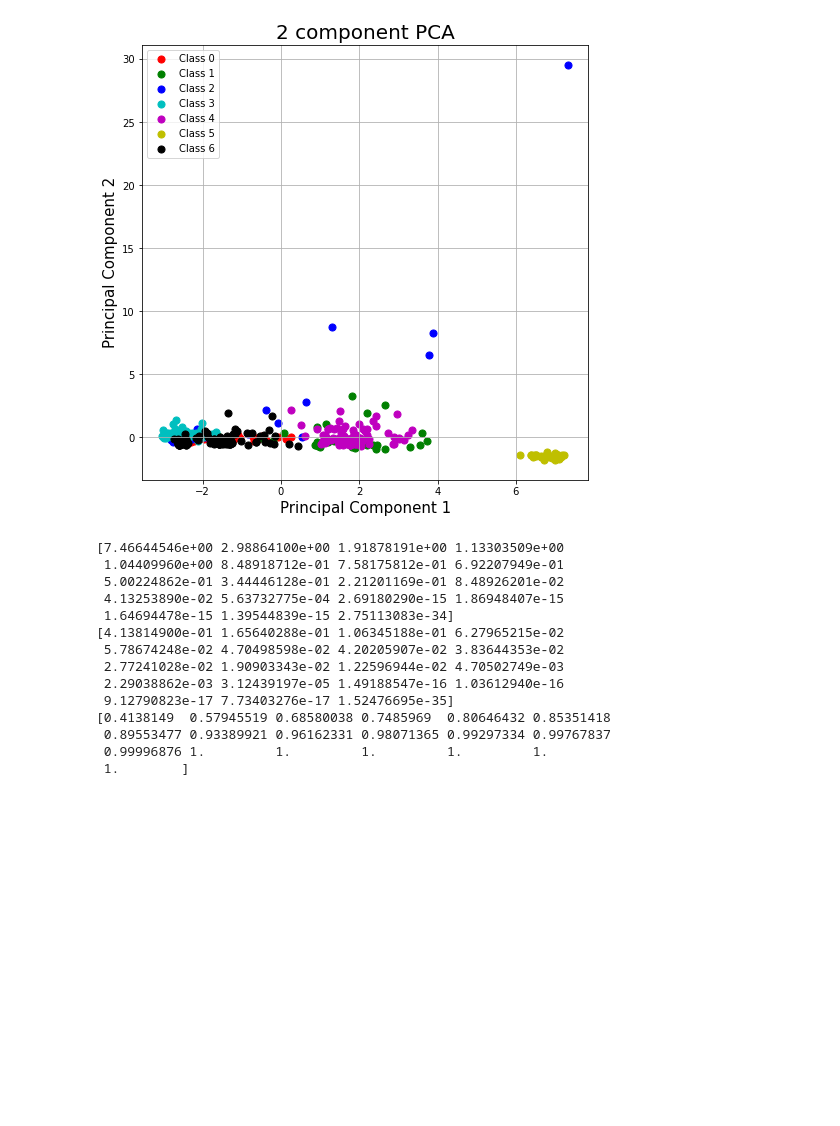
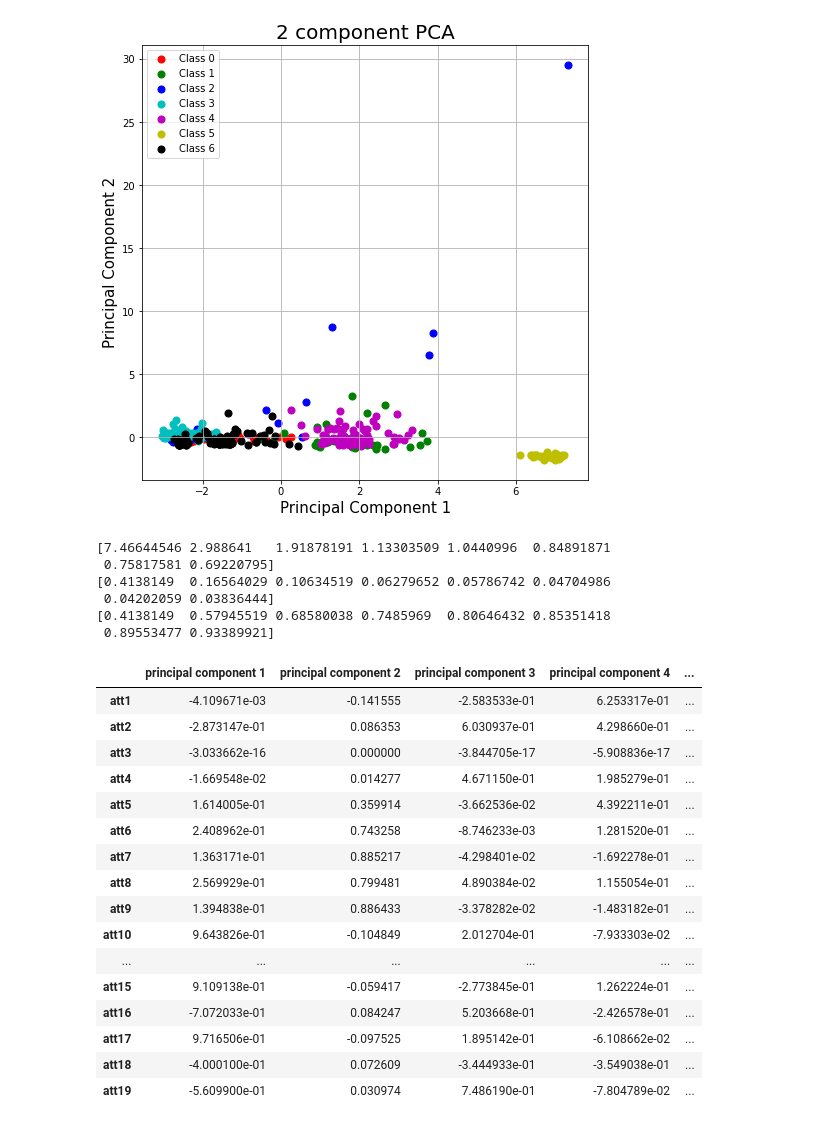
Before and after one commit to OmarGard/DataMining, a Jupyter notebook: PCA.ipynb, the cells around one changed output. Saved outputs shown, nothing was run; the diff lists cells and outputs as text; code cells hidden in the pictures; blank space fills up the shorter version.

Commit message:
PCA [finished]
PCA now shows the loadings from each attribute in every principal component. P.D: Att14,att16,att19,att18,att2 are the most relevant to the first principal component

```diff
--- a/PCA.ipynb
+++ b/PCA.ipynb
@@ -108,8 +108,9 @@ if pcn > nAttributes:
     pcn = min([nAttributes,pcn])
 else:
     if pcn <= 0:
-        print(str(nAttributes) + " is the maximum number of principal components")
-        pcn = min([nAttributes,pcn])
+        print("1 is the minimum number of principal components")
+        pcn = max([1,pcn])
+
 print ("Creating PCA with " + str(pcn) + " components")
 pca = PCA(n_components=pcn)
 principalComponents = pca.fit_transform(x)
@@ -183,17 +183,33 @@ print (pca.explained_variance_)
 print (pca.explained_variance_ratio_)
 print (pca.explained_variance_ratio_.cumsum())
 # %% [output]
-[7.46644546e+00 2.98864100e+00 1.91878191e+00 1.13303509e+00
- 1.04409960e+00 8.48918712e-01 7.58175812e-01 6.92207949e-01
- 5.00224862e-01 3.44446128e-01 2.21201169e-01 8.48926201e-02
- 4.13253890e-02 5.63732775e-04 2.69180290e-15 1.86948407e-15
- 1.64694478e-15 1.39544839e-15 2.75113083e-34]
-[4.13814900e-01 1.65640288e-01 1.06345188e-01 6.27965215e-02
- 5.78674248e-02 4.70498598e-02 4.20205907e-02 3.83644353e-02
- 2.77241028e-02 1.90903343e-02 1.22596944e-02 4.70502749e-03
- 2.29038862e-03 3.12439197e-05 1.49188547e-16 1.03612940e-16
- 9.12790823e-17 7.73403276e-17 1.52476695e-35]
+[7.46644546 2.988641   1.91878191 1.13303509 1.0440996  0.84891871
+ 0.75817581 0.69220795]
+[0.4138149  0.16564029 0.10634519 0.06279652 0.05786742 0.04704986
+ 0.04202059 0.03836444]
 [0.4138149  0.57945519 0.68580038 0.7485969  0.80646432 0.85351418
- 0.89553477 0.93389921 0.96162331 0.98071365 0.99297334 0.99767837
- 0.99996876 1.         1.         1.         1.         1.
- 1.        ]
+ 0.89553477 0.93389921]
+# %%
+# Calculating the every loading from the features in the principal components
+loadings = pca.components_.T * np.sqrt(pca.explained_variance_)
+
+loading_matrix = pd.DataFrame(loadings, columns=pc_names, index=attributesName)
+loading_matrix
+# %% [output]
+|  | principal component 1 | principal component 2 | principal component 3 | principal component 4 | ... |
+| att1 | -4.109671e-03 | -0.141555 | -2.583533e-01 | 6.253317e-01 | ... |
+| att2 | -2.873147e-01 | 0.086353 | 6.030937e-01 | 4.298660e-01 | ... |
+| att3 | -3.033662e-16 | 0.000000 | -3.844705e-17 | -5.908836e-17 | ... |
+| att4 | -1.669548e-02 | 0.014277 | 4.671150e-01 | 1.985279e-01 | ... |
+| att5 | 1.614005e-01 | 0.359914 | -3.662536e-02 | 4.392211e-01 | ... |
+| att6 | 2.408962e-01 | 0.743258 | -8.746233e-03 | 1.281520e-01 | ... |
+| att7 | 1.363171e-01 | 0.885217 | -4.298401e-02 | -1.692278e-01 | ... |
+| att8 | 2.569929e-01 | 0.799481 | 4.890384e-02 | 1.155054e-01 | ... |
+| att9 | 1.394838e-01 | 0.886433 | -3.378282e-02 | -1.483182e-01 | ... |
+| att10 | 9.643826e-01 | -0.104849 | 2.012704e-01 | -7.933303e-02 | ... |
+| ... | ... | ... | ... | ... | ... |
+| att15 | 9.109138e-01 | -0.059417 | -2.773845e-01 | 1.262224e-01 | ... |
+| att16 | -7.072033e-01 | 0.084247 | 5.203668e-01 | -2.426578e-01 | ... |
+| att17 | 9.716506e-01 | -0.097525 | 1.895142e-01 | -6.108662e-02 | ... |
+| att18 | -4.000100e-01 | 0.072609 | -3.444933e-01 | -3.549038e-01 | ... |
+| att19 | -5.609900e-01 | 0.030974 | 7.486190e-01 | -7.804789e-02 | ... |
```
Also changed, not shown: parts of 4 cells of this notebook.
